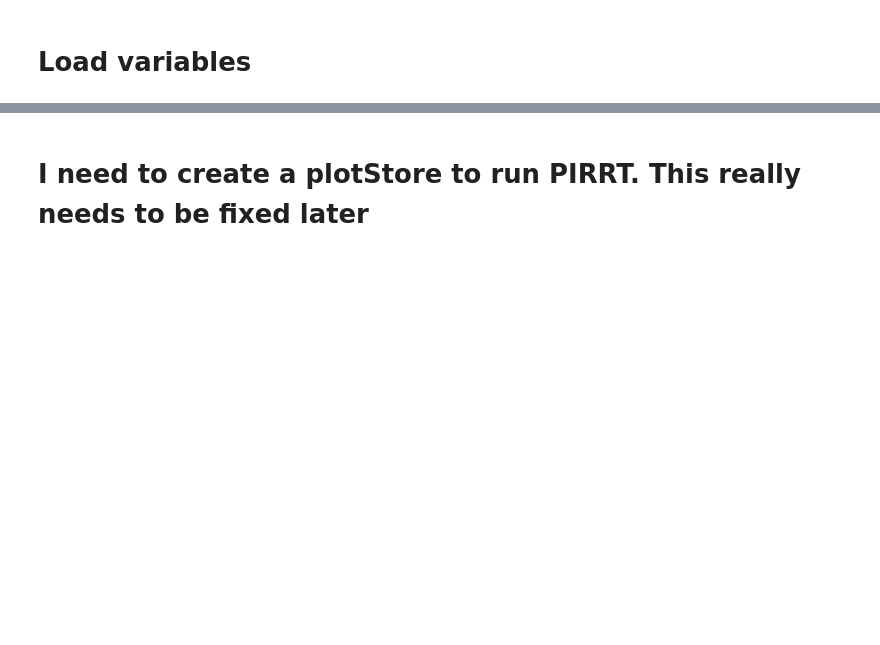
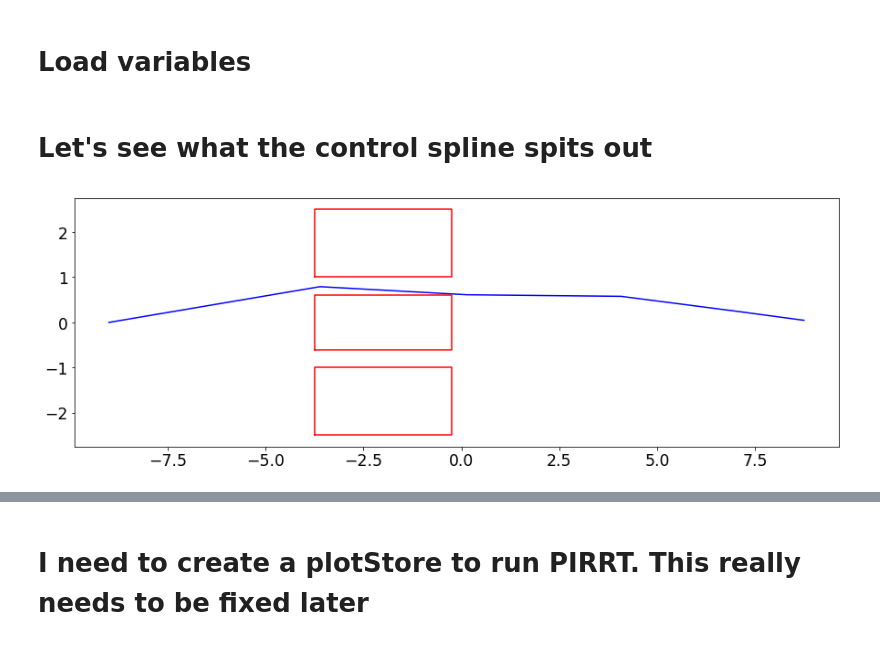
Before and after one commit to ankitkaushik/StochasticOptimalControl, a Jupyter notebook: PI_RRT.ipynb, the cells around one changed output, grey strips where cells are left out. Saved outputs shown, nothing was run; the diff lists cells and outputs as text; code cells hidden in the pictures; blank space fills up the shorter version.

```diff
--- a/PI_RRT.ipynb
+++ b/PI_RRT.ipynb
@@ -31,3 +31,10 @@ from Vertex import Vertex
 # %%
 with open('/home/ankit/Documents/Thesis/StochasticOptimalControl/variables.yaml') as f:
     variables = yaml.load(f)
+# %% [markdown]
+# Let's see what the control spline spits out
+# %%
+plotPath(pi_rrt.RRT.path)
+plotObstacles(pi_rrt.RRT)
+# %% [output]
+[figure, added]
```
Also changed, not shown: parts of 50 cells of this notebook, 9 other files.
